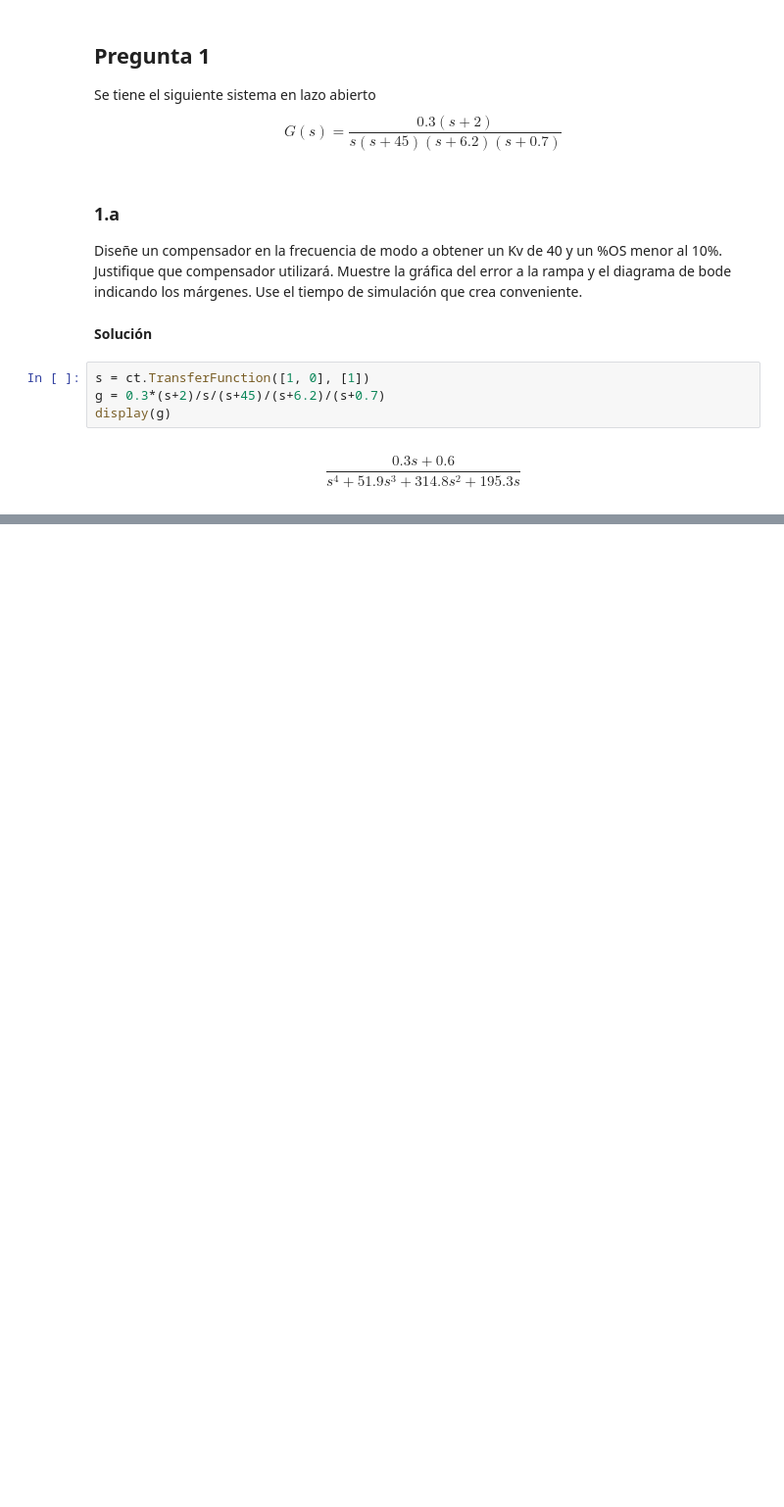
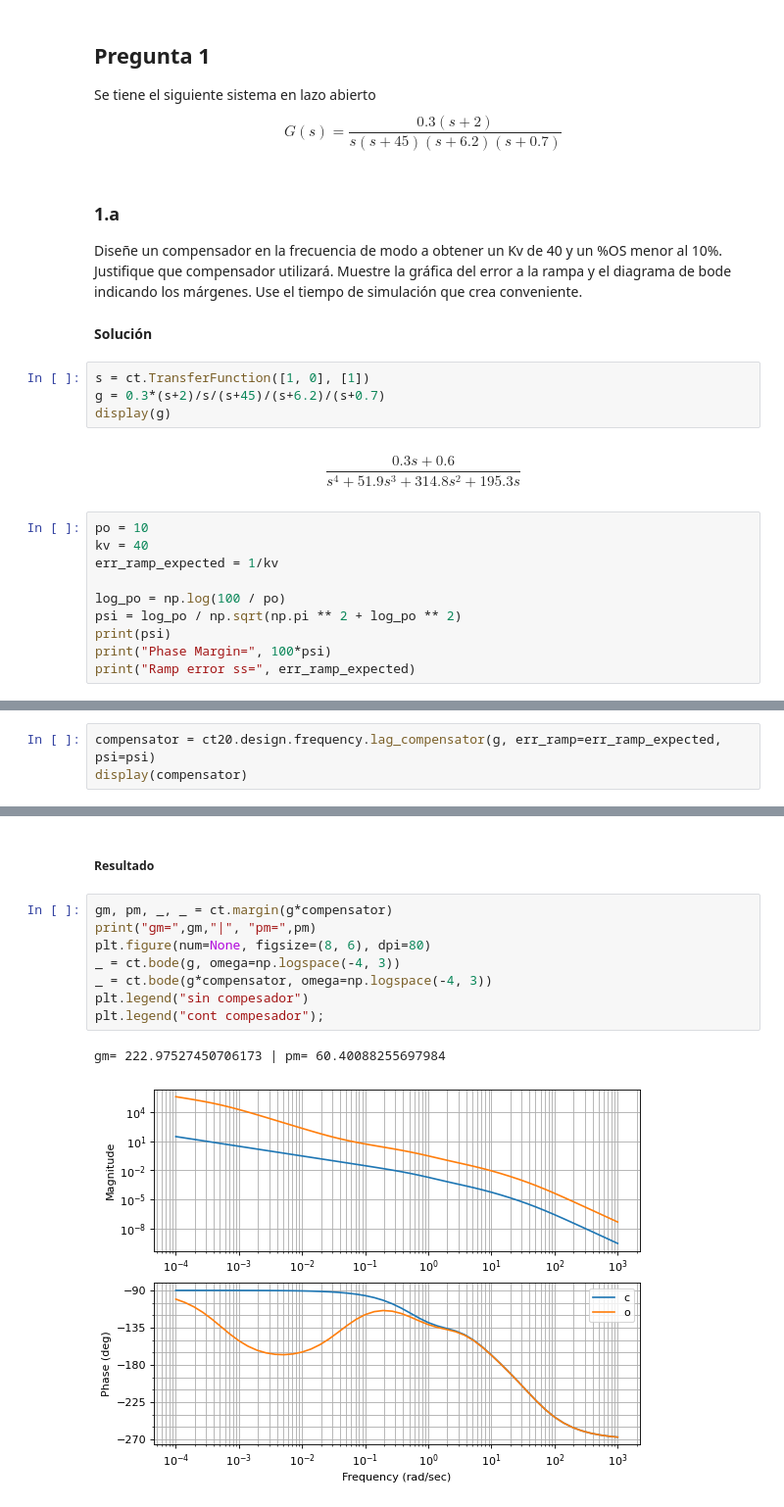
Before and after one commit to bregydoc/controlsystems2020, a Jupyter notebook: exams/Untitled1.ipynb, the cells around one changed output, grey strips where cells are left out. Shown at 98% size. Saved outputs shown, nothing was run; the diff lists cells and outputs as text; blank space fills up the shorter version.

Commit message:
working on more design functions

```diff
--- a/exams/Untitled1.ipynb
+++ b/exams/Untitled1.ipynb
@@ -27,3 +27,13 @@ g = 0.3*(s+2)/s/(s+45)/(s+6.2)/(s+0.7)
 display(g)
 # %% [output]
 $$\frac{0.3 s + 0.6}{s^4 + 51.9 s^3 + 314.8 s^2 + 195.3 s}$$
+# %%
+po = 10
+kv = 40
+err_ramp_expected = 1/kv
+
+log_po = np.log(100 / po)
+psi = log_po / np.sqrt(np.pi ** 2 + log_po ** 2)
+print(psi)
+print("Phase Margin=", 100*psi)
+print("Ramp error ss=", err_ramp_expected)
@@ -29,0 +46,3 @@ $$\frac{0.3 s + 0.6}{s^4 + 51.9 s^3 + 314.8 s^2 + 195.3 s}$$
+# %%
+compensator = ct20.design.frequency.lag_compensator(g, err_ramp=err_ramp_expected, psi=psi)
+display(compensator)
@@ -29,0 +56,13 @@ $$\frac{0.3 s + 0.6}{s^4 + 51.9 s^3 + 314.8 s^2 + 195.3 s}$$
+# %% [markdown]
+##### Resultado
+# %%
+gm, pm, _, _ = ct.margin(g*compensator)
+print("gm=",gm,"|", "pm=",pm)
+plt.figure(num=None, figsize=(8, 6), dpi=80)
+_ = ct.bode(g, omega=np.logspace(-4, 3))
+_ = ct.bode(g*compensator, omega=np.logspace(-4, 3))
+plt.legend("sin compesador")
+plt.legend("cont compesador");
+# %% [output]
+gm= 222.97527450706173 | pm= 60.40088255697984
+[figure, added]
```
Also changed, not shown: parts of 36 cells of this notebook, 9 other files.
